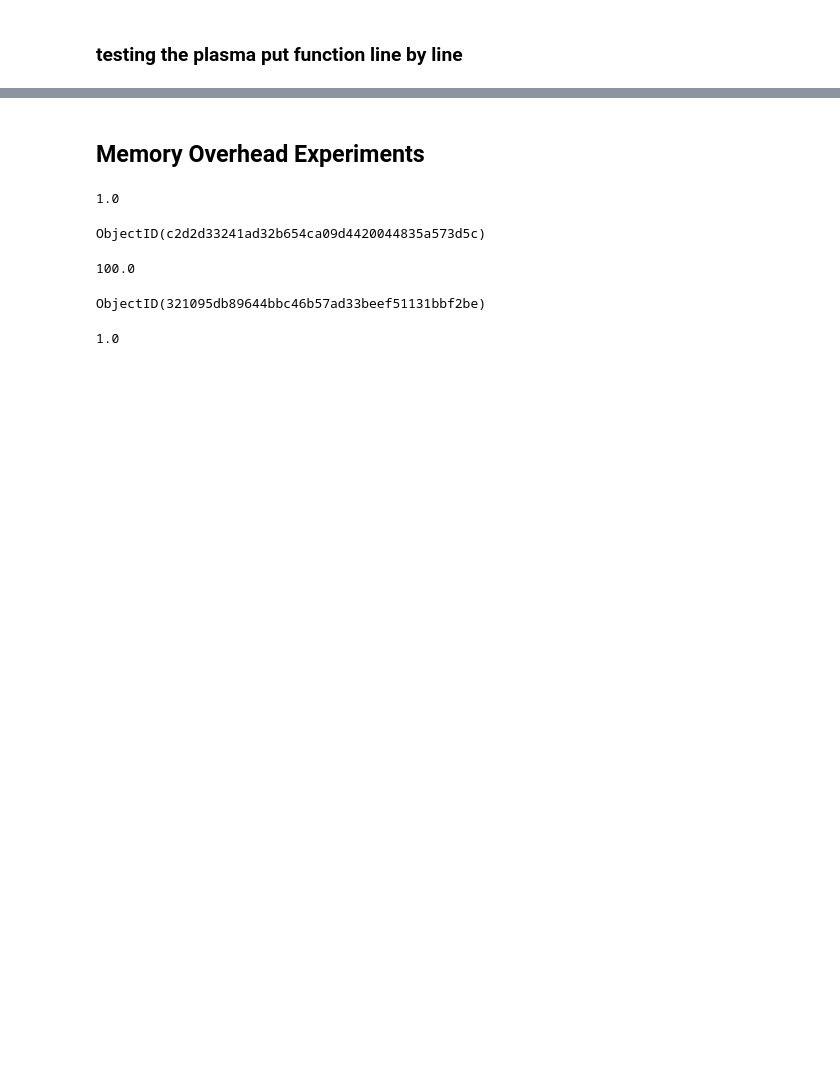
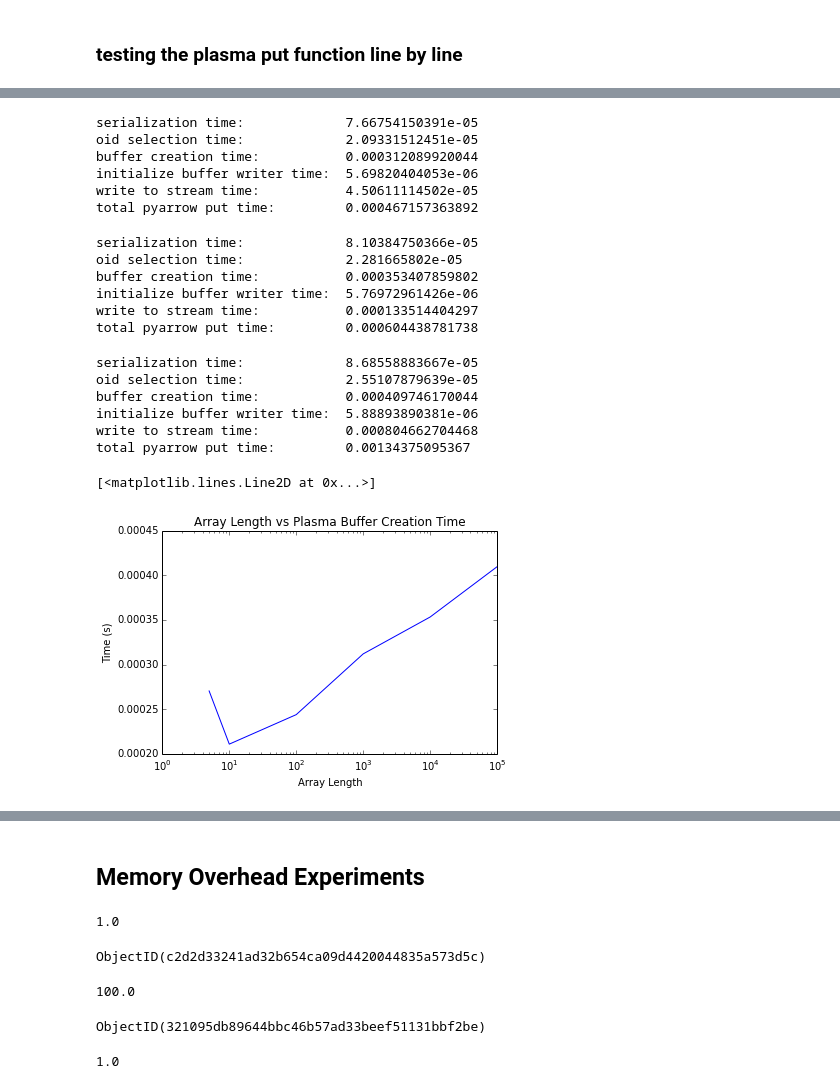
Before and after one commit to osalpekar/ray-profiling, a Jupyter notebook: arrow_plasma_benchmarking.ipynb, the cells around one changed output, grey strips where cells are left out. Cells and saved outputs as stored; diff of their text form; code cells hidden in the pictures; blank space fills up the shorter version.

Commit message:
plots on arrow benchmarking

```diff
--- a/arrow_plasma_benchmarking.ipynb
+++ b/arrow_plasma_benchmarking.ipynb
@@ -87 +123,28 @@ total pyarrow put time:         0.0040020942688
+# %%
+arr_4_times = line_testing_pyarrow_put(numpy_array_4)
+# %% [output]
+serialization time:             7.66754150391e-05
+oid selection time:             2.09331512451e-05
+buffer creation time:           0.000312089920044
+initialize buffer writer time:  5.69820404053e-06
+write to stream time:           4.50611114502e-05
+total pyarrow put time:         0.000467157363892
+# %%
+arr_5_times = line_testing_pyarrow_put(numpy_array_5)
+# %% [output]
+serialization time:             8.10384750366e-05
+oid selection time:             2.281665802e-05
+buffer creation time:           0.000353407859802
+initialize buffer writer time:  5.76972961426e-06
+write to stream time:           0.000133514404297
+total pyarrow put time:         0.000604438781738
+# %%
+arr_6_times = line_testing_pyarrow_put(numpy_array_6)
+# %% [output]
+serialization time:             8.68558883667e-05
+oid selection time:             2.55107879639e-05
+buffer creation time:           0.000409746170044
+initialize buffer writer time:  5.88893890381e-06
+write to stream time:           0.000804662704468
+total pyarrow put time:         0.00134375095367
 # %%
@@ -88,0 +152,2 @@ total pyarrow put time:         0.0040020942688
+# %%
+arr_times = [arr_1_times, arr_2_times, arr_3_times, arr_4_times, arr_5_times, arr_6_times]
@@ -88,0 +156,12 @@ total pyarrow put time:         0.0040020942688
+# %%
+x = [5, 10, 100, 1000, 10000, 100000]
+y = [times['buffer_create'] for times in arr_times]
+
+plt.title('Array Length vs Plasma Buffer Creation Time')
+plt.xlabel('Array Length')
+plt.xscale('log')
+plt.ylabel('Time (s)')
+plt.plot(x, y)
+# %% [output]
+[<matplotlib.lines.Line2D at 0x...>]
+[figure, added]
```
Also changed, not shown: parts of 15 cells of this notebook.
